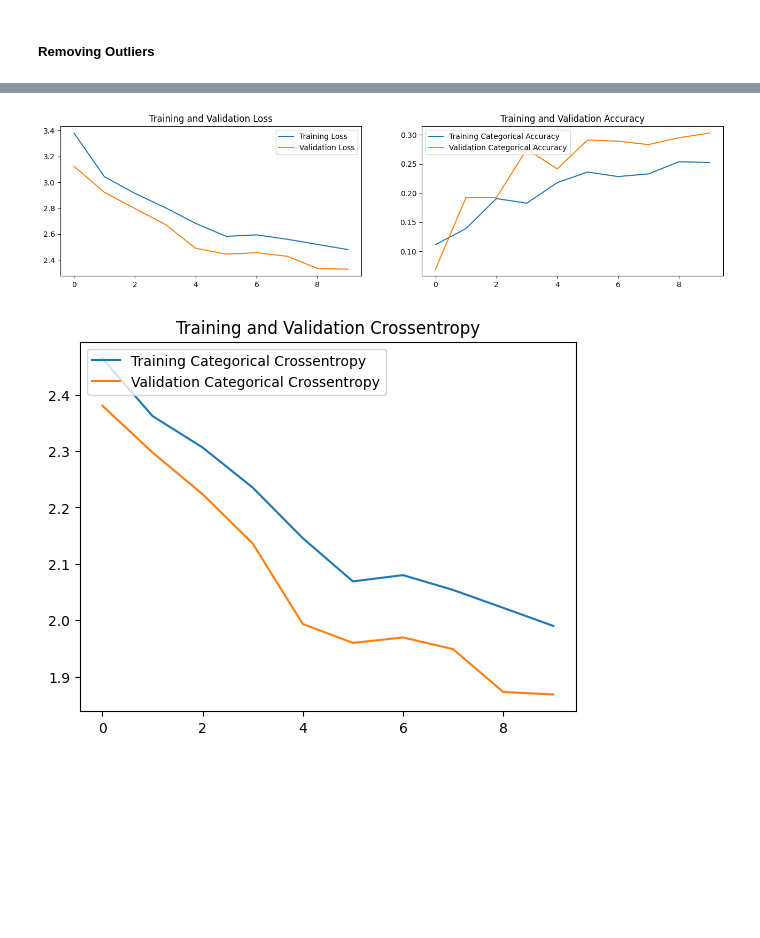
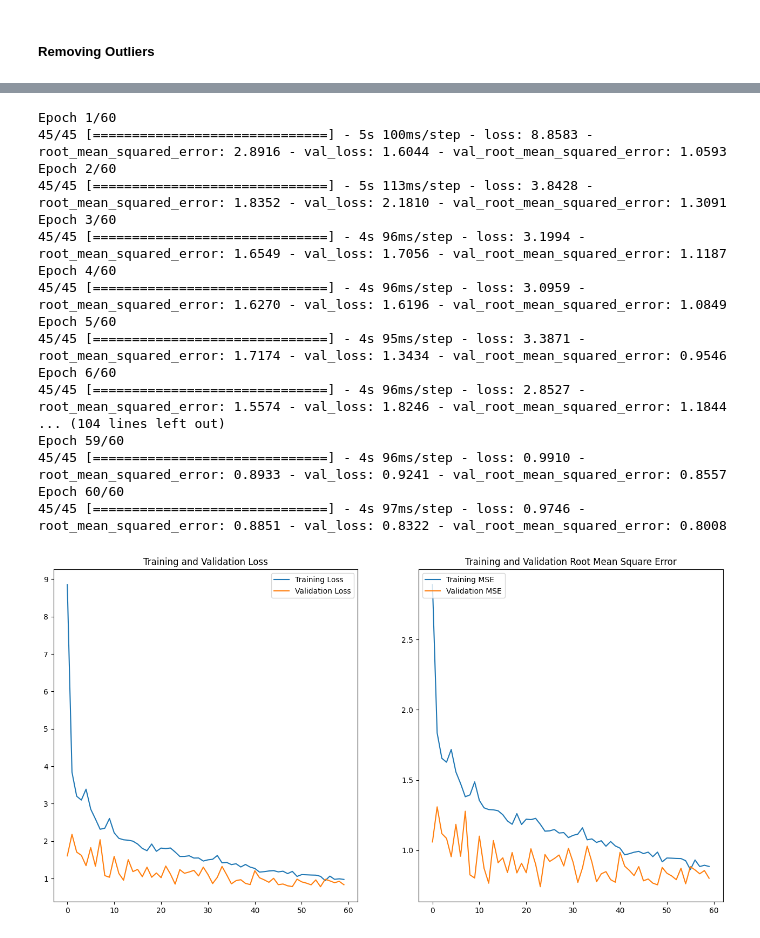
Before and after one commit to DarknessNotFound/WritingQuality, a Jupyter notebook: writing-quality2.ipynb, the cells around one changed output, grey strips where cells are left out. Drawn from its saved outputs; the diff is of its cells as text; code cells hidden in the pictures; blank space fills up the shorter version.

Commit message:
Slight Model Change, TODO list

```diff
--- a/writing-quality2.ipynb
+++ b/writing-quality2.ipynb
@@ -487,15 +582,12 @@ loss_weights = [x for x in ( 1.25 - ((1.25 * stats_count) / len(y_train)))]
 print(len(loss_weights))
 print(loss_weights)
 
-metrics = [tf.keras.metrics.categorical_accuracy,
-          tf.keras.metrics.CategoricalCrossentropy(),
-        #    tf.keras.metrics.OneHotIoU(12, [x for x in range(12)]),
-        #    tf.keras.metrics.OneHotMeanIoU(12)
+metrics = [
+          tf.keras.metrics.RootMeanSquaredError(),
         ]
 model.compile(optimizer='adam',
-              loss=tf.keras.losses.CategoricalCrossentropy(),
+              loss="mse",
               metrics=metrics,
-              loss_weights=loss_weights
             )
 # %% [output]
 12
@@ -527,40 +595,57 @@ Epoch 10/10
+# %%
+# TODO: Make 4 models. A beginning model to get the low-med-high range value.
+#   --: Then the last three will be built based on the low-med-high criteria. For example, if a essay is determinded to be "low"
+#   --: by the first model then it will be tossed through the low-model and that will be the final result.
+epochs = 60
+history = model.fit(x=[x_train, x_train_2], y=y_train, validation_data=([x_valid, x_valid_2], y_valid), epochs=epochs)
+# %% [output]
+Epoch 1/60
+45/45 [==============================] - 5s 100ms/step - loss: 8.8583 - root_mean_squared_error: 2.8916 - val_loss: 1.6044 - val_root_mean_squared_error: 1.0593
+Epoch 2/60
+45/45 [==============================] - 5s 113ms/step - loss: 3.8428 - root_mean_squared_error: 1.8352 - val_loss: 2.1810 - val_root_mean_squared_error: 1.3091
+Epoch 3/60
+45/45 [==============================] - 4s 96ms/step - loss: 3.1994 - root_mean_squared_error: 1.6549 - val_loss: 1.7056 - val_root_mean_squared_error: 1.1187
+Epoch 4/60
+45/45 [==============================] - 4s 96ms/step - loss: 3.0959 - root_mean_squared_error: 1.6270 - val_loss: 1.6196 - val_root_mean_squared_error: 1.0849
+Epoch 5/60
+45/45 [==============================] - 4s 95ms/step - loss: 3.3871 - root_mean_squared_error: 1.7174 - val_loss: 1.3434 - val_root_mean_squared_error: 0.9546
+Epoch 6/60
+45/45 [==============================] - 4s 96ms/step - loss: 2.8527 - root_mean_squared_error: 1.5574 - val_loss: 1.8246 - val_root_mean_squared_error: 1.1844
+... (104 lines left out)
+Epoch 59/60
+45/45 [==============================] - 4s 96ms/step - loss: 0.9910 - root_mean_squared_error: 0.8933 - val_loss: 0.9241 - val_root_mean_squared_error: 0.8557
+Epoch 60/60
+45/45 [==============================] - 4s 97ms/step - loss: 0.9746 - root_mean_squared_error: 0.8851 - val_loss: 0.8322 - val_root_mean_squared_error: 0.8008
 # %%
 epochs_range = range(epochs)
+rows = 1
+cols = 2
 
 loss = history.history['loss']
 val_loss = history.history['val_loss']
 fig = plt.figure(figsize=(16, 8))
 
-ax = fig.add_subplot(2, 2, 1)
+ax = fig.add_subplot(rows, cols, 1)
 #ax.set_ylim(0, 3)
 plt.plot(epochs_range, loss, label='Training Loss')
 plt.plot(epochs_range, val_loss, label='Validation Loss')
 plt.legend(loc='upper right')
 plt.title('Training and Validation Loss')
 
-CatAccuracy = history.history['categorical_accuracy']
-val_CatAccuracy = history.history['val_categorical_accuracy']
-ax = fig.add_subplot(2, 2, 2)
+MSE = history.history['root_mean_squared_error']
+val_MSE = history.history['val_root_mean_squared_error']
+ax = fig.add_subplot(rows, cols, 2)
 #ax.set_ylim(0, 3)
-plt.plot(epochs_range, CatAccuracy, label='Training Categorical Accuracy')
-plt.plot(epochs_range, val_CatAccuracy, label='Validation Categorical Accuracy')
+plt.plot(epochs_range, MSE, label='Training MSE')
+plt.plot(epochs_range, val_MSE, label='Validation MSE')
 plt.legend(loc='upper left')
-plt.title('Training and Validation Accuracy')
+plt.title('Training and Validation Root Mean Square Error')
 plt.show()
-
-Crossentropy = history.history['categorical_crossentropy']
-val_Crossentropy = history.history['val_categorical_crossentropy']
-ax = fig.add_subplot(2, 2, 3)
-plt.plot(epochs_range, Crossentropy, label='Training Categorical Crossentropy')
-plt.plot(epochs_range, val_Crossentropy, label='Validation Categorical Crossentropy')
-plt.legend(loc='upper left')
-plt.title('Training and Validation Crossentropy')
 
 
 plt.show()
 # %% [output]
-[figure, old version]
+[figure, new version]
-[figure, removed]
 # %%
 def OneColdCode(arr: list) -> float:
     score = 0.5
```
Also changed, not shown: parts of 16 cells of this notebook, 1 other file.
